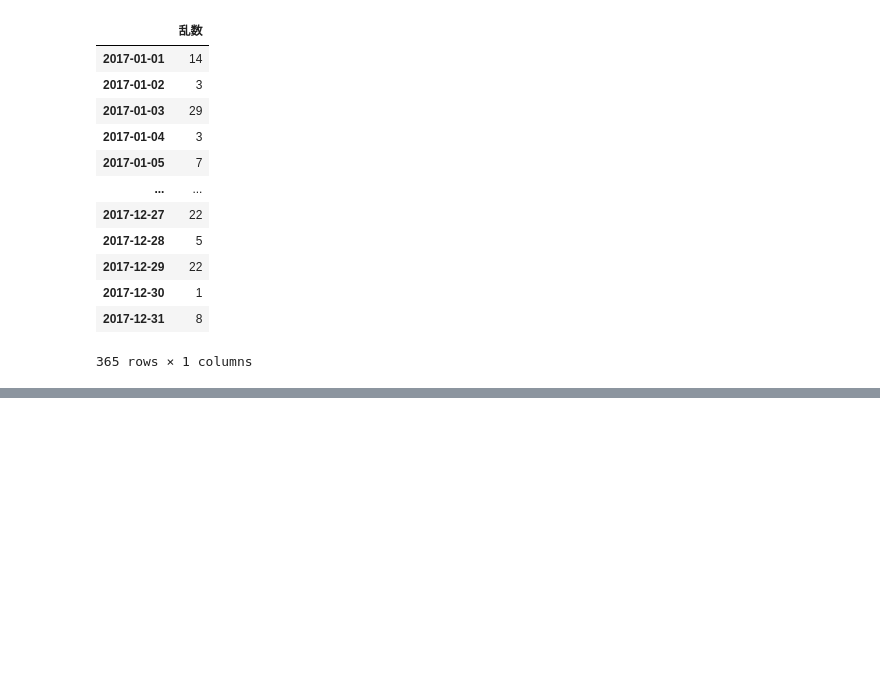
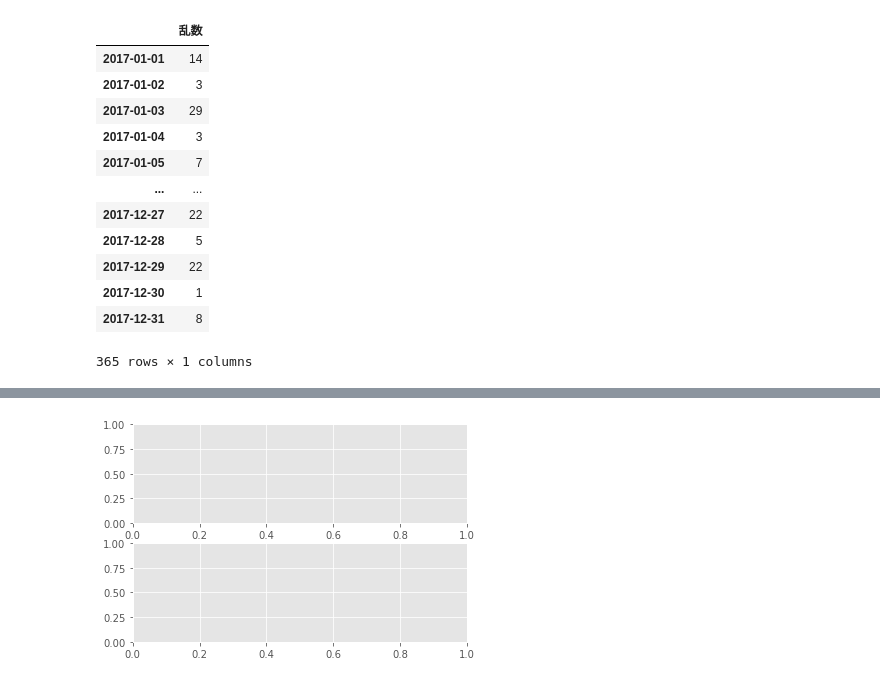
Before and after one commit to nagino-y/python_test, a Jupyter notebook: python_data_test.ipynb, the cells around one changed output, grey strips where cells are left out. Drawn from its saved outputs; the diff is of its cells as text; code cells hidden in the pictures; blank space fills up the shorter version.

```diff
--- a/python_data_test.ipynb
+++ b/python_data_test.ipynb
@@ -148,0 +165,6 @@ df.groupby(pd.Grouper(freq='M')).mean()
+# %%
+import matplotlib.pyplot as plt
+fig, axes = plt.subplots(2)
+plt.show()
+# %% [output]
+[figure, added]
```
Also changed, not shown: parts of 11 cells of this notebook, 1 other file.
